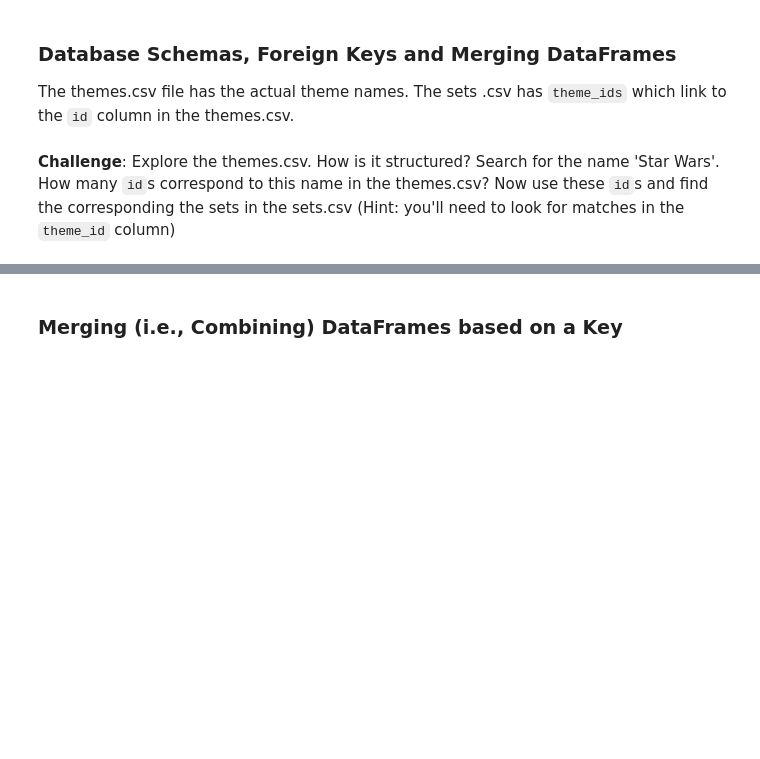
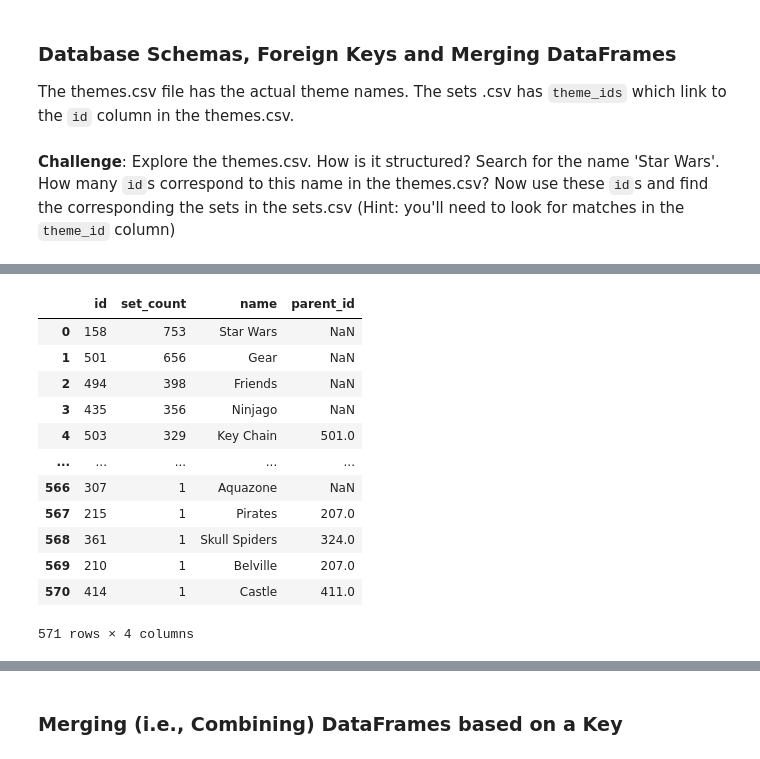
Before and after one commit to mostwelcome/working-with-data, a Jupyter notebook: aggregate_merge/lego_analysis.ipynb, the cells around one changed output, grey strips where cells are left out. Cells and saved outputs as stored; diff of their text form; code cells hidden in the pictures; blank space fills up the shorter version.

```diff
--- a/aggregate_merge/lego_analysis.ipynb
+++ b/aggregate_merge/lego_analysis.ipynb
@@ -221,0 +288,17 @@ The themes.csv file has the actual theme names. The sets .csv has <code>theme_id
+# %%
+merged_df = pd.merge(sets_theme_count, themes, on='id')
+merged_df
+# %% [output]
+|  | id | set_count | name | parent_id |
+| 0 | 158 | 753 | Star Wars | NaN |
+| 1 | 501 | 656 | Gear | NaN |
+| 2 | 494 | 398 | Friends | NaN |
+| 3 | 435 | 356 | Ninjago | NaN |
+| 4 | 503 | 329 | Key Chain | 501.0 |
+| ... | ... | ... | ... | ... |
+| 566 | 307 | 1 | Aquazone | NaN |
+| 567 | 215 | 1 | Pirates | 207.0 |
+| 568 | 361 | 1 | Skull Spiders | 324.0 |
+| 569 | 210 | 1 | Belville | 207.0 |
+| 570 | 414 | 1 | Castle | 411.0 |
+571 rows × 4 columns
```
Also changed, not shown: parts of 7 cells of this notebook.
